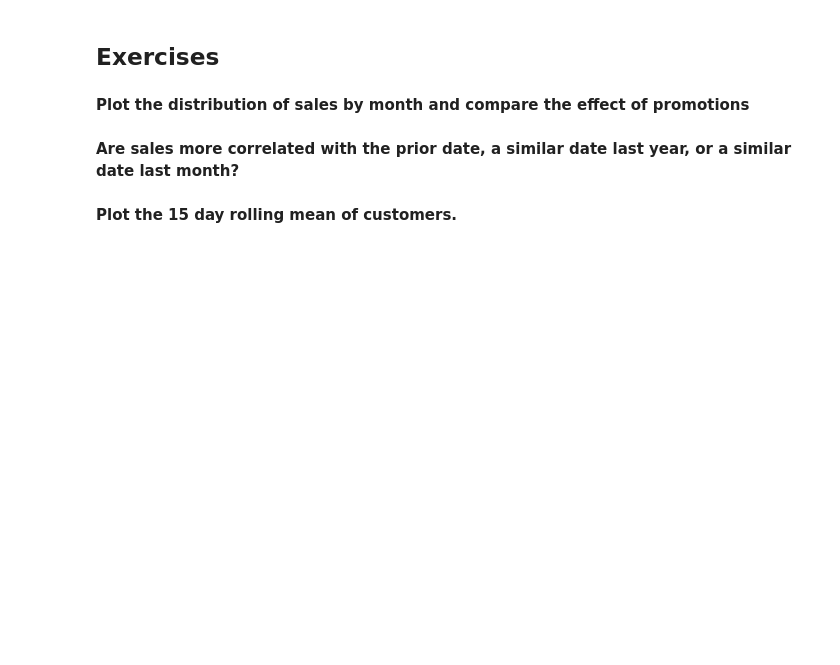
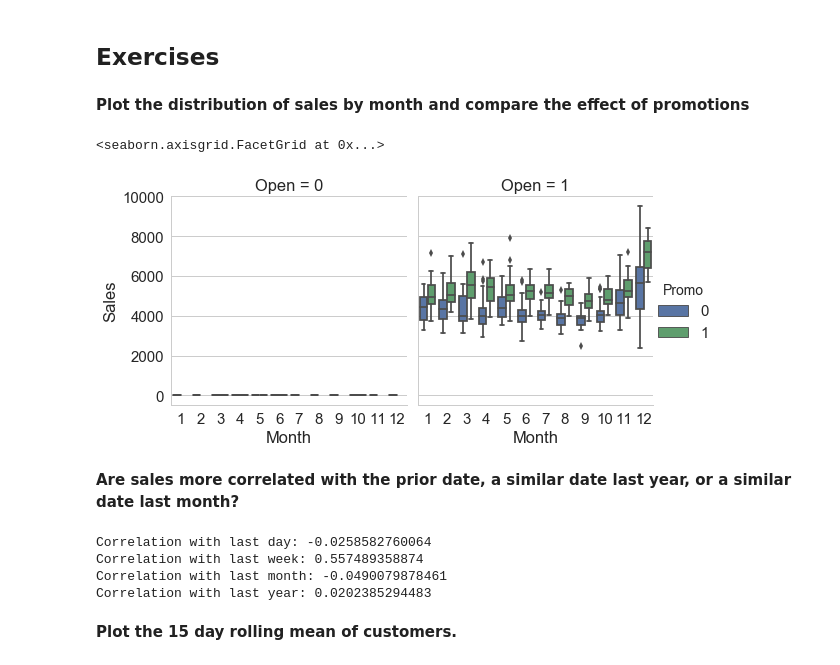
Before and after one commit to ekim1394/kaggleRainforest, a Jupyter notebook: lessons/Lesson12_Intro_to_Time_Series/time_series_analysis.ipynb, the cells around one changed output. Drawn from its saved outputs; the diff is of its cells as text; code cells hidden in the pictures; blank space fills up the shorter version.

```diff
--- a/lessons/Lesson12_Intro_to_Time_Series/time_series_analysis.ipynb
+++ b/lessons/Lesson12_Intro_to_Time_Series/time_series_analysis.ipynb
@@ -490,7 +641,31 @@ plot_pacf(store1_data.Sales, lags=21);
 ## Exercises
 # %% [markdown]
 **Plot the distribution of sales by month and compare the effect of promotions**
+# %%
+sns.factorplot(
+    col='Open',
+    hue='Promo',
+    x='Month',
+    y='Sales',
+    data=store1_data,
+    kind='box')
+# %% [output]
+<seaborn.axisgrid.FacetGrid at 0x...>
+[figure, added]
 # %% [markdown]
 **Are sales more correlated with the prior date, a similar date last year, or a similar date last month?**
+# %%
+# Get mean daily sales
+average_daily_sales = data[['Sales']].resample('D').mean()
+
+print('Correlation with last day: {}'.format(average_daily_sales['Sales'].autocorr(lag=1)))
+print('Correlation with last week: {}'.format(average_daily_sales['Sales'].autocorr(lag=7)))
+print('Correlation with last month: {}'.format(average_daily_sales['Sales'].autocorr(lag=31)))
+print('Correlation with last year: {}'.format(average_daily_sales['Sales'].autocorr(lag=365)))
+# %% [output]
+Correlation with last day: -0.0258582760064
+Correlation with last week: 0.557489358874
+Correlation with last month: -0.0490079878461
+Correlation with last year: 0.0202385294483
 # %% [markdown]
 **Plot the 15 day rolling mean of customers.**
```
Also changed, not shown: parts of 30 cells of this notebook, 10 other files.
